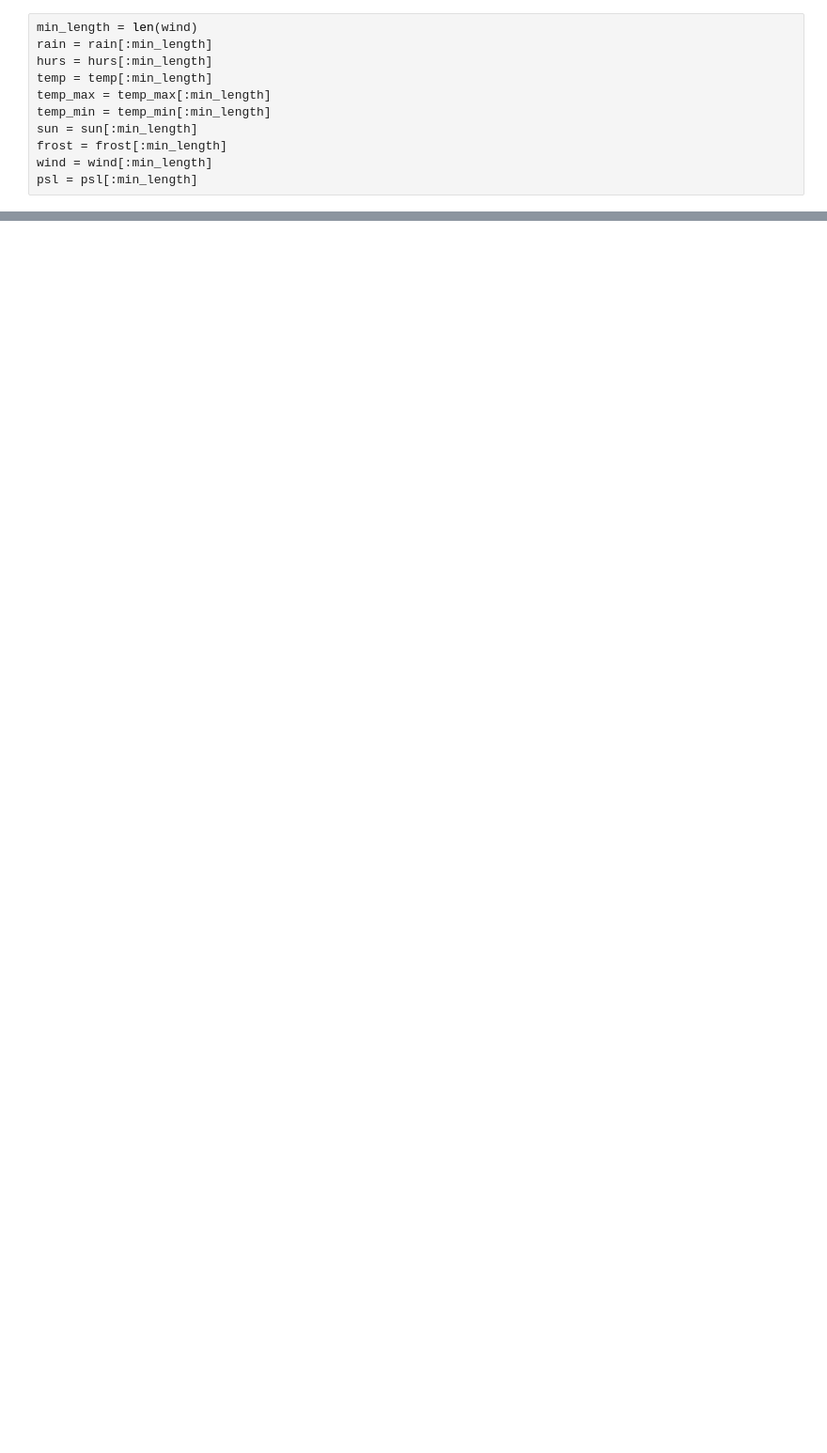
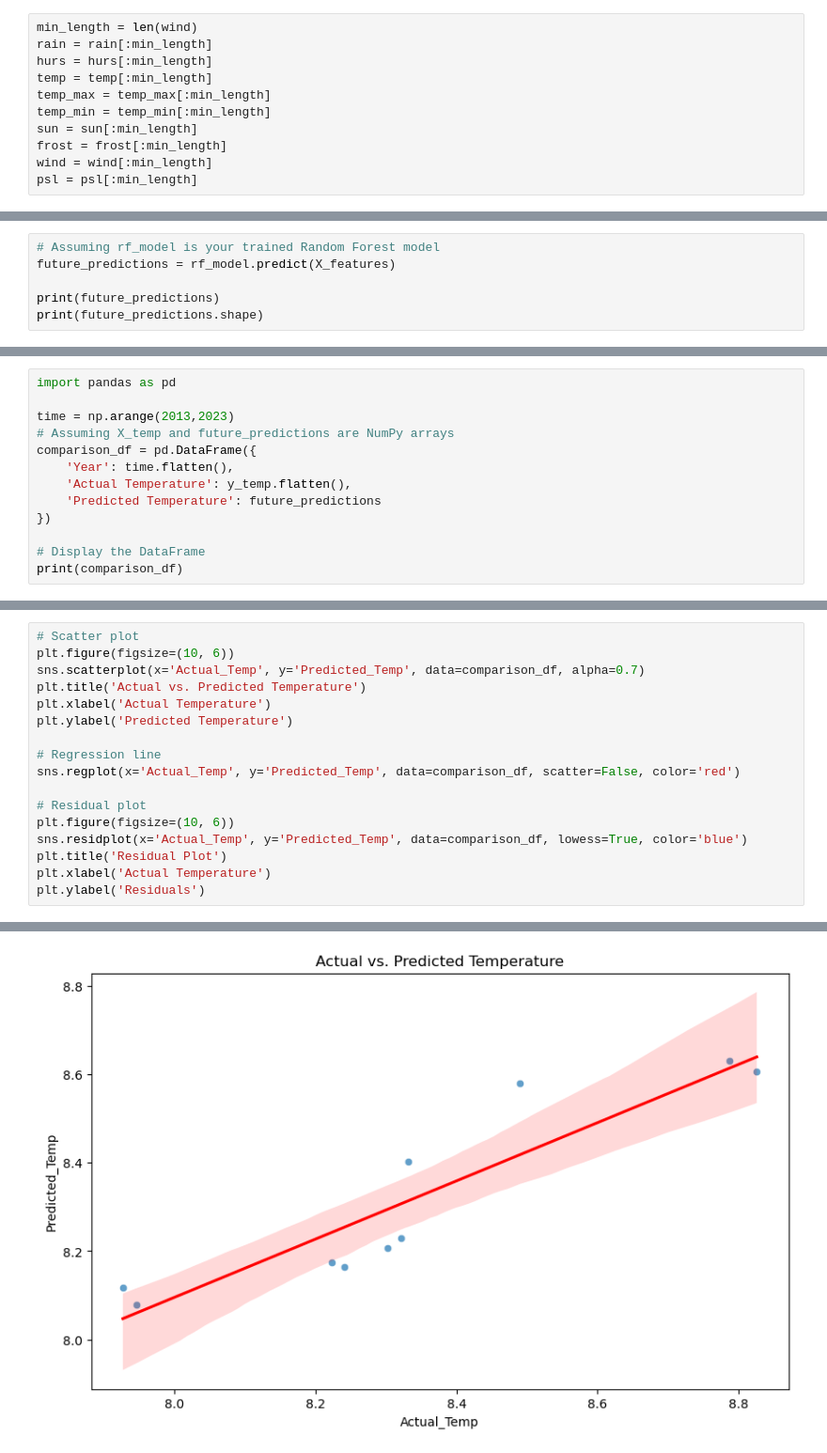
Before and after one commit to Iarla-Boyce/MSc-Project, a Jupyter notebook: Practice Regression RF.ipynb, the cells around one changed output, grey strips where cells are left out. Shown at 94% size. Cells and saved outputs as stored; diff of their text form; blank space fills up the shorter version.

```diff
--- a/Practice Regression RF.ipynb
+++ b/Practice Regression RF.ipynb
@@ -219,0 +1091,6 @@ ValueError: X has 17 features, but RandomForestRegressor is expecting 32 feature
+# %%
+# Assuming rf_model is your trained Random Forest model
+future_predictions = rf_model.predict(X_features)
+
+print(future_predictions)
+print(future_predictions.shape)
@@ -219,0 +1101,13 @@ ValueError: X has 17 features, but RandomForestRegressor is expecting 32 feature
+# %%
+import pandas as pd
+
+time = np.arange(2013,2023)
+# Assuming X_temp and future_predictions are NumPy arrays
+comparison_df = pd.DataFrame({
+    'Year': time.flatten(),
+    'Actual Temperature': y_temp.flatten(),
+    'Predicted Temperature': future_predictions
+})
+
+# Display the DataFrame
+print(comparison_df)
@@ -219,0 +1145,18 @@ ValueError: X has 17 features, but RandomForestRegressor is expecting 32 feature
+# %%
+# Scatter plot
+plt.figure(figsize=(10, 6))
+sns.scatterplot(x='Actual_Temp', y='Predicted_Temp', data=comparison_df, alpha=0.7)
+plt.title('Actual vs. Predicted Temperature')
+plt.xlabel('Actual Temperature')
+plt.ylabel('Predicted Temperature')
+
+# Regression line
+sns.regplot(x='Actual_Temp', y='Predicted_Temp', data=comparison_df, scatter=False, color='red')
+
+# Residual plot
+plt.figure(figsize=(10, 6))
+sns.residplot(x='Actual_Temp', y='Predicted_Temp', data=comparison_df, lowess=True, color='blue')
+plt.title('Residual Plot')
+plt.xlabel('Actual Temperature')
+plt.ylabel('Residuals')
+# %% [output]
@@ -219,0 +1164 @@ ValueError: X has 17 features, but RandomForestRegressor is expecting 32 feature
+[figure, added]
```
Also changed, not shown: parts of 80 cells of this notebook, 3 other files.
